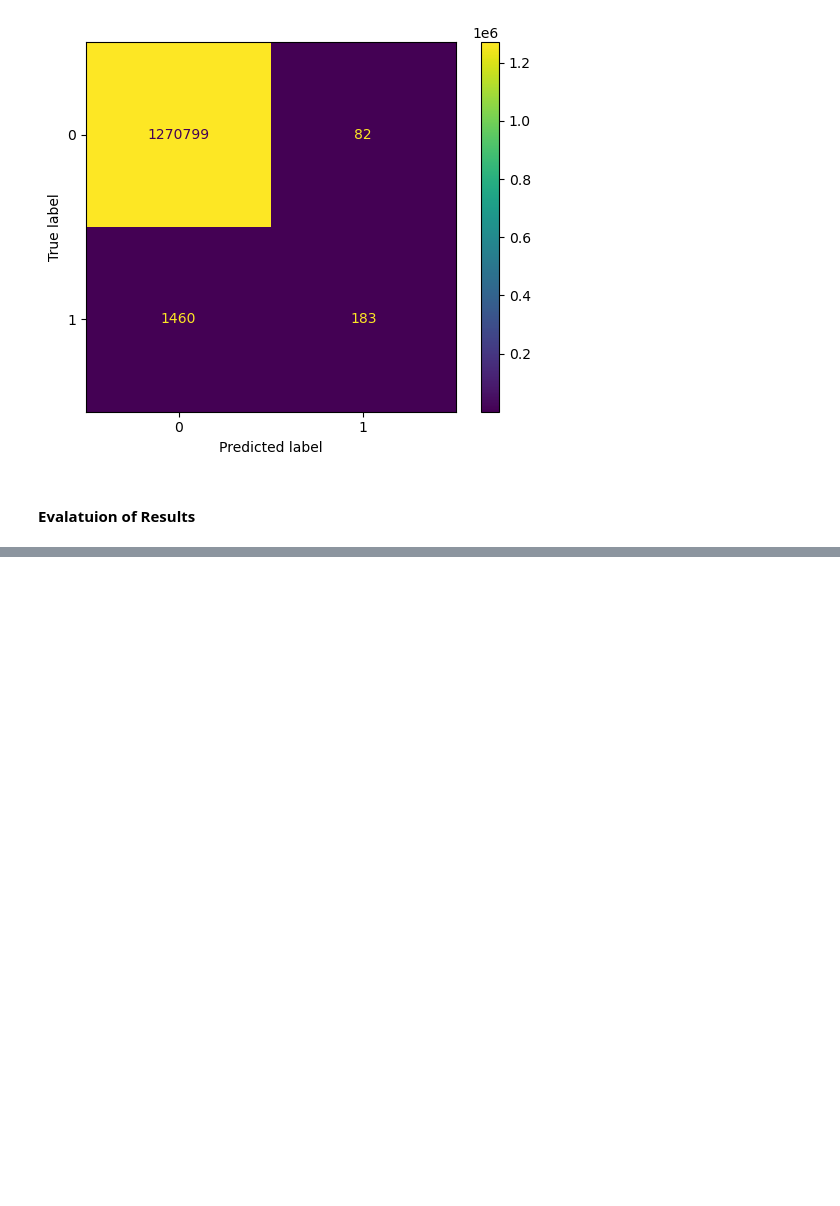
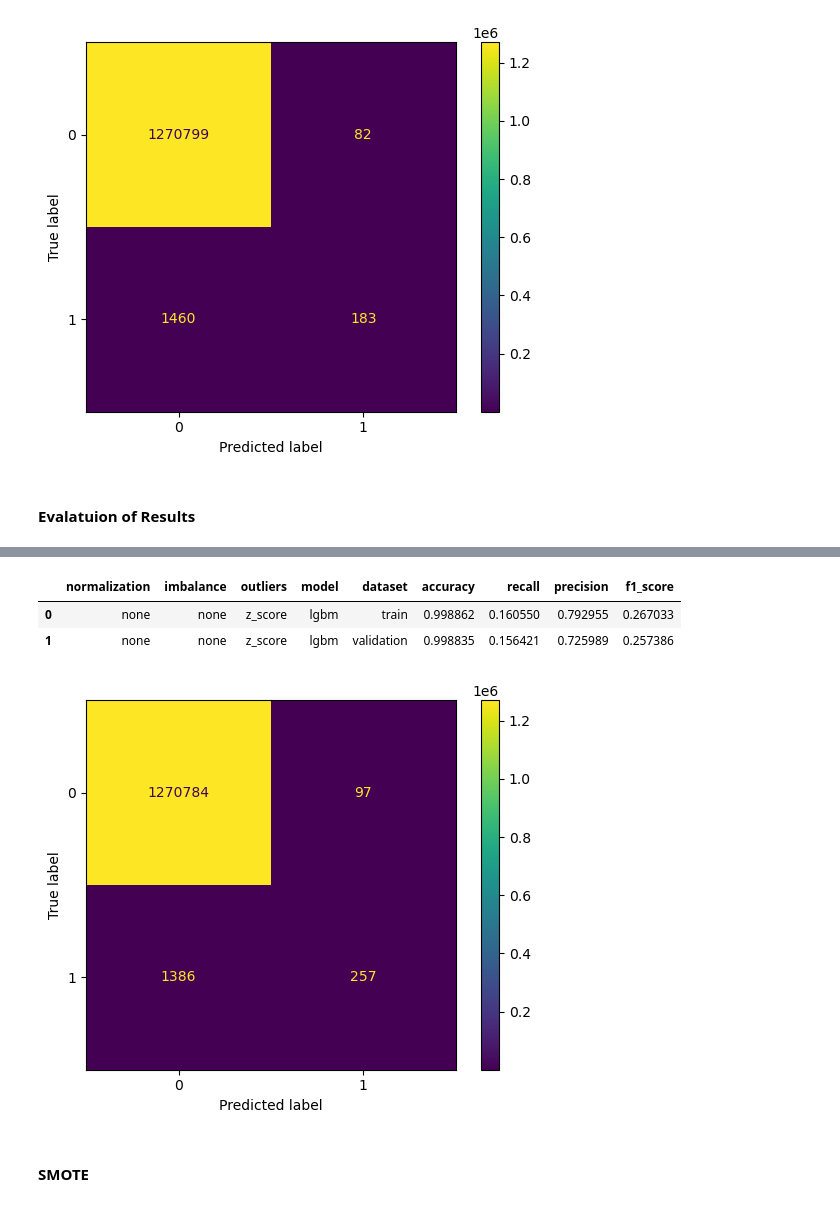
Before and after one commit to pponci/fraud_detection, a Jupyter notebook: notebooks/02_modeling.ipynb, the cells around one changed output, grey strips where cells are left out. Saved outputs shown, nothing was run; the diff lists cells and outputs as text; code cells hidden in the pictures; blank space fills up the shorter version.

```diff
--- a/notebooks/02_modeling.ipynb
+++ b/notebooks/02_modeling.ipynb
@@ -634,0 +943,4 @@ df_eval_all
+# %%
+normalize = None
+outliers = "z_score"
+sampling_strategy = 0.01
@@ -634,0 +951,23 @@ df_eval_all
+# %%
+imbalance = None
+
+data_prep_train = PrepDataset(
+    df = df_train,
+    df_name = "train",
+    outliers = outliers,
+    imbalance = imbalance,
+    normalize = normalize
+    )
+
+x_train, y_train = data_prep_train.return_x_y()
+
+data_prep_val = PrepDataset(
+    df = df_val,
+    df_name = "validation",
+    outliers= outliers,
+    imbalance = imbalance,
+    normalize = normalize)
+
+x_val, y_val = data_prep_val.return_x_y()
+
+x_train.shape, y_train.shape, x_val.shape, y_val.shape
@@ -634,0 +976,16 @@ df_eval_all
+# %%
+lgbm_class = LGBMClassifier(n_jobs = -1, random_state = seed)
+
+c_model_eval = ClassicModelsEvaluation(
+    x_train = x_train,
+    y_train = y_train,
+    x_val = x_val,
+    y_val = y_val,
+    df_eval = df_eval_imbalance,
+    imbalance = imbalance,
+    outliers = outliers,
+    normalize = normalize,
+    model = lgbm_class,
+    model_name = "lgbm",
+    compute_cm = True
+)
@@ -634,0 +1001,12 @@ df_eval_all
+# %%
+df_eval_imbalance
+# %% [output]
+|  | normalization | imbalance | outliers | model | dataset | accuracy | recall | precision | f1_score |
+| 0 | none | none | z_score | lgbm | train | 0.998862 | 0.160550 | 0.792955 | 0.267033 |
+| 1 | none | none | z_score | lgbm | validation | 0.998835 | 0.156421 | 0.725989 | 0.257386 |
+# %%
+c_model_eval.plot_confusion_matrix()
+# %% [output]
+[figure, added]
+# %% [markdown]
+#### SMOTE
```
Also changed, not shown: parts of 99 cells of this notebook.
